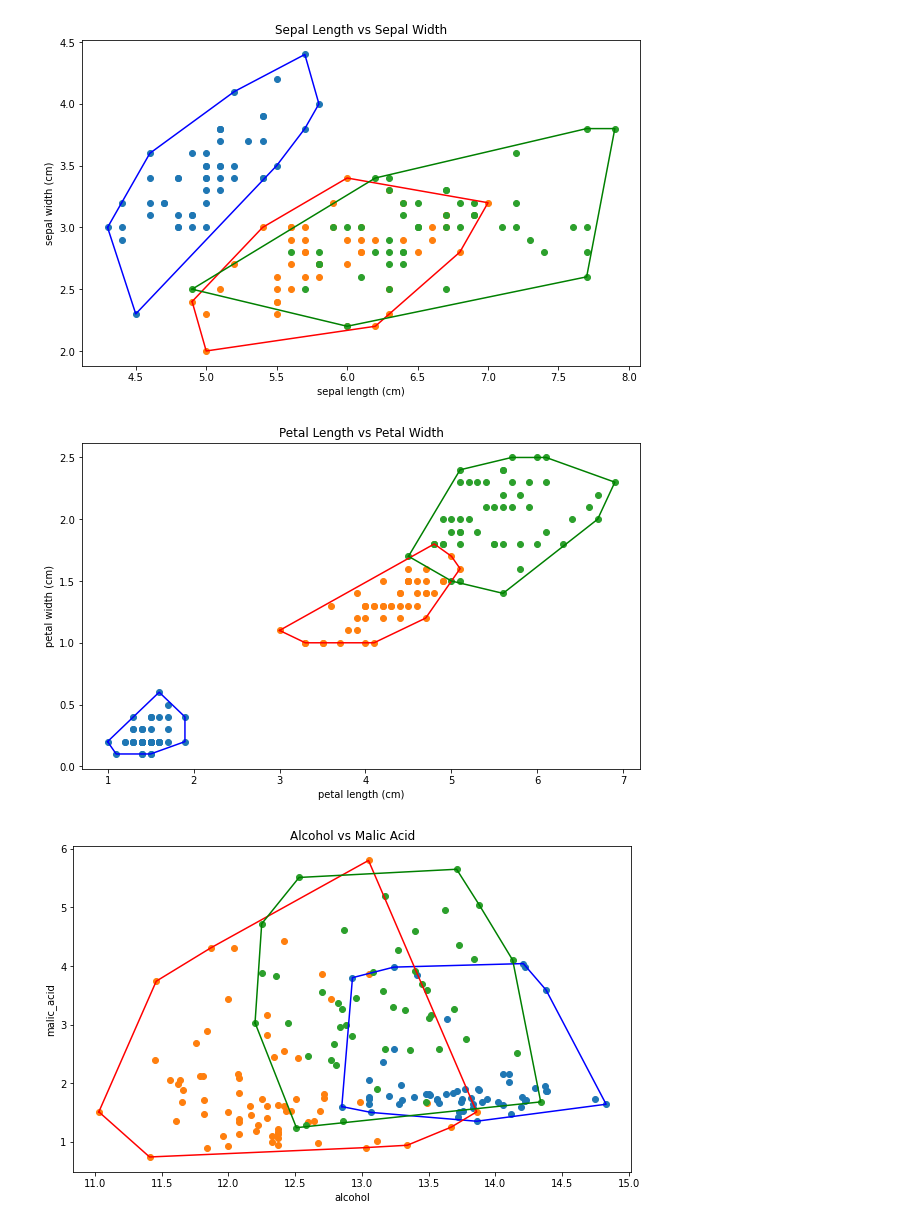
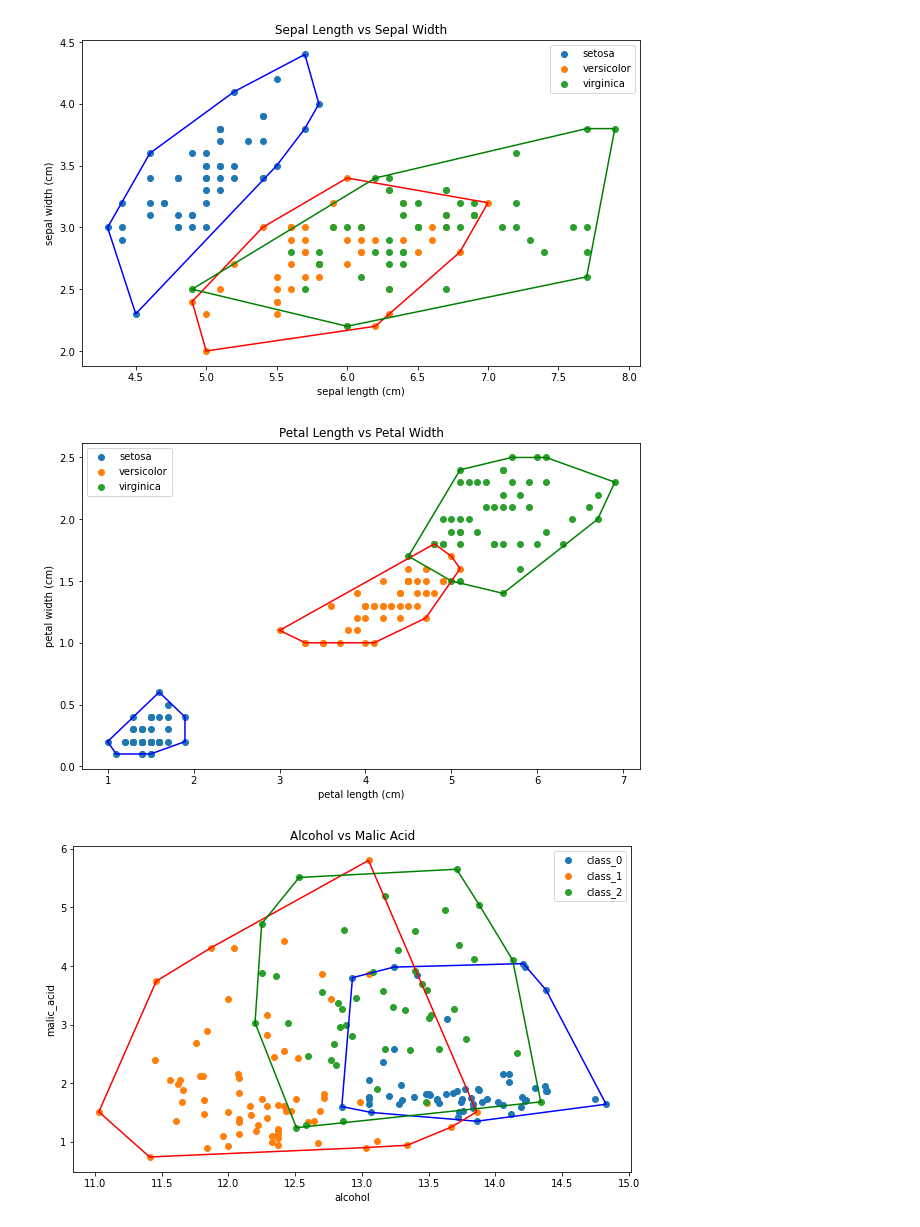
Before and after one commit to ZianTsabit/ConvexHull_Stima, a Jupyter notebook: src/main.ipynb, the cells around one changed output. Saved outputs shown, nothing was run; the diff lists cells and outputs as text; code cells hidden in the pictures.

Commit message:
add legend

```diff
--- a/src/main.ipynb
+++ b/src/main.ipynb
@@ -3,34 +3,35 @@ from ConvexHull import myConvexHull
 import numpy as np
 import pandas as pd
 import matplotlib.pyplot as plt
 from sklearn import datasets
 
 data = datasets.load_iris()
 df = pd.DataFrame(data.data, columns=data.feature_names)
 df['Target'] = pd.DataFrame(data.target)
 
 plt.figure(figsize = (10, 6))
 colors = ['b','r','g']
 plt.title('Sepal Length vs Sepal Width')
 plt.xlabel(data.feature_names[0])
 plt.ylabel(data.feature_names[1])
 
 model = myConvexHull()
 
 for i in range(len(data.target_names)):
     bucket = df[df['Target'] == i]
 
     bucket = bucket.iloc[:,[0,1]].values
 
     hull = model(bucket) #bagian ini diganti dengan hasil implementasi ConvexHull Divide & Conquer
 
     plt.scatter(bucket[:, 0], bucket[:, 1], label=data.target_names[i])
 
     hull = np.vstack([hull, hull[0]])
     plt.plot(hull[:,0], hull[:,1], colors[i])
+plt.legend()
 plt.show()
 # %% [output]
-[figure, old version]
+[figure, new version]
 # %%
 from ConvexHull import myConvexHull
 import numpy as np
@@ -62,9 +63,10 @@ for i in range(len(data.target_names)):
 
     hull = np.vstack([hull, hull[0]])
     plt.plot(hull[:,0], hull[:,1], colors[i])
+plt.legend()
 plt.show()
 # %% [output]
-[figure, old version]
+[figure, new version]
 # %%
 from ConvexHull import myConvexHull
 import numpy as np
@@ -95,6 +97,7 @@ for i in range(len(data.target_names)):
 
     hull = np.vstack([hull, hull[0]])
     plt.plot(hull[:,0], hull[:,1], colors[i])
+plt.legend()
 plt.show()
 # %% [output]
-[figure, old version]
+[figure, new version]
```
